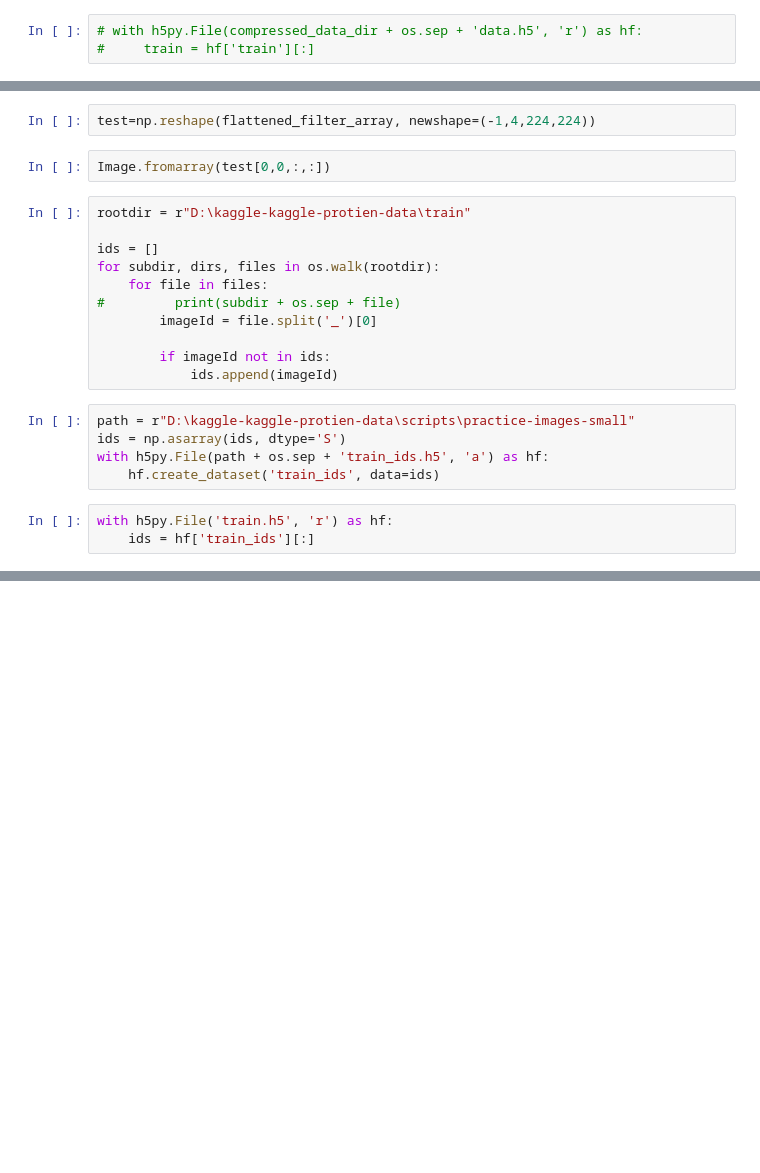
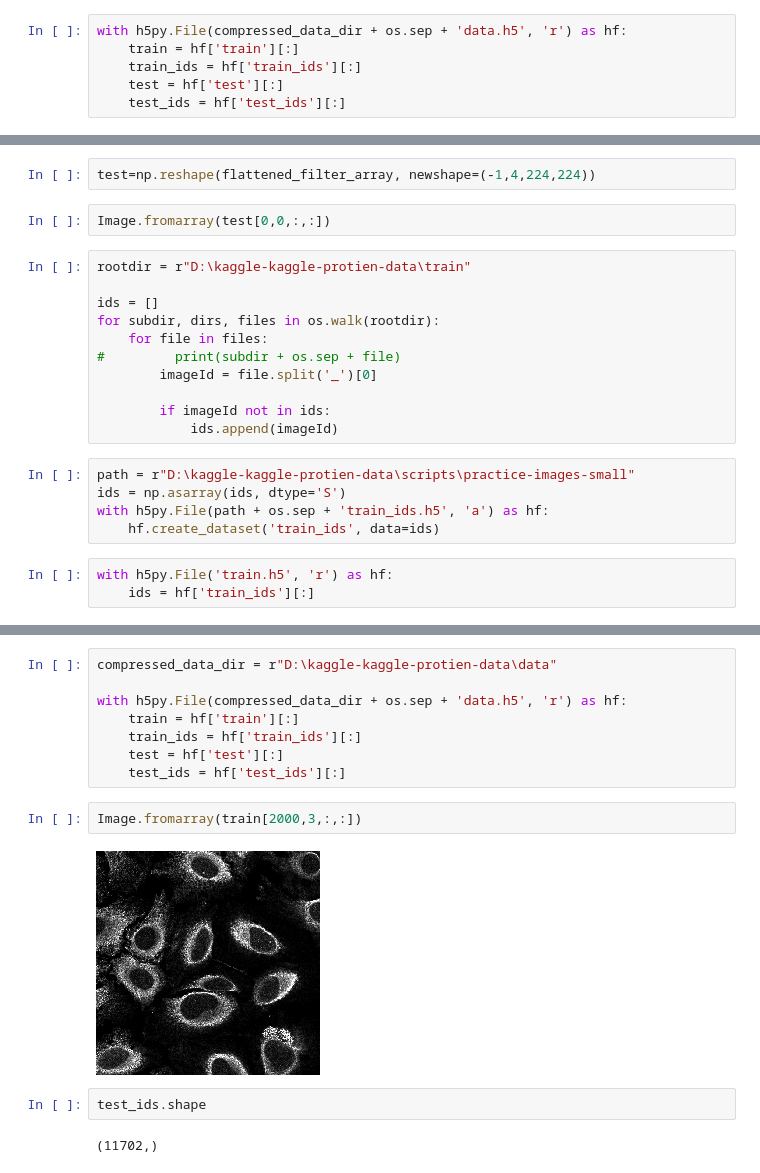
Before and after one commit to pdubz-sudo/protein-recognition, a Jupyter notebook: scripts/preprocess.ipynb, the cells around one changed output, grey strips where cells are left out. Cells and saved outputs as stored; diff of their text form; blank space fills up the shorter version.

```diff
--- a/scripts/preprocess.ipynb
+++ b/scripts/preprocess.ipynb
@@ -191,3 +227,6 @@ del train
 # %%
-# with h5py.File(compressed_data_dir + os.sep + 'data.h5', 'r') as hf:
-#     train = hf['train'][:]
+with h5py.File(compressed_data_dir + os.sep + 'data.h5', 'r') as hf:
+    train = hf['train'][:]
+    train_ids = hf['train_ids'][:]
+    test = hf['test'][:]
+    test_ids = hf['test_ids'][:]
@@ -236,0 +368,16 @@ NameError: name 'path' is not defined
+# %%
+compressed_data_dir = r"D:\kaggle-kaggle-protien-data\data"
+
+with h5py.File(compressed_data_dir + os.sep + 'data.h5', 'r') as hf:
+    train = hf['train'][:]
+    train_ids = hf['train_ids'][:]
+    test = hf['test'][:]
+    test_ids = hf['test_ids'][:]
+# %%
+Image.fromarray(train[2000,3,:,:])
+# %% [output]
+[figure, added]
+# %%
+test_ids.shape
+# %% [output]
+(11702,)
```
Also changed, not shown: parts of 9 cells of this notebook, 14 other files.
